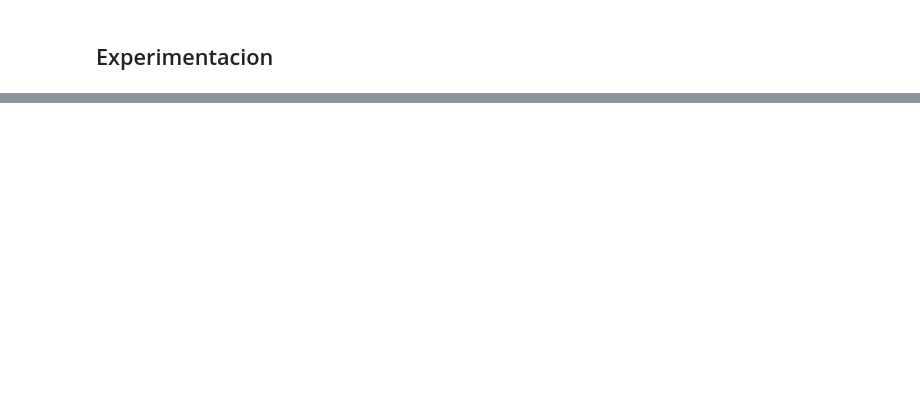
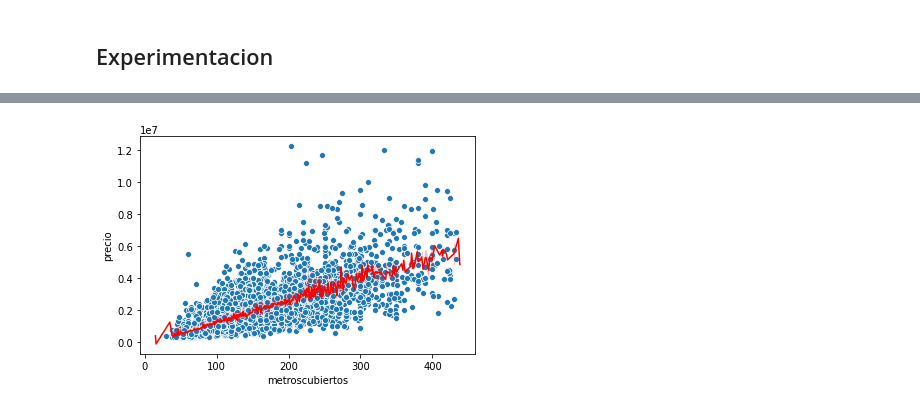
Before and after one commit to brianarrondo/metnum-tp3, a Jupyter notebook: notebooks/Experimentacion.ipynb, the cells around one changed output, grey strips where cells are left out. Cells and saved outputs as stored; diff of their text form; code cells hidden in the pictures; blank space fills up the shorter version.

```diff
--- a/notebooks/Experimentacion.ipynb
+++ b/notebooks/Experimentacion.ipynb
@@ -97,0 +136,4 @@ def RMSLE(y_test, y_pred):
+# %%
+def linearRegressorFigure2D(df_train, df_test, c1, cPred):
+    sns.scatterplot(data=df_train, x=c1, y=cPred)
+    sns.lineplot(data=df_test, x=c1, y=cPred, color='red')
@@ -163,0 +184,4 @@ ax.set_zlabel('Baños');
+# %%
+linearRegressorFigure2D(df_train, df_test, 'metroscubiertos', 'precio')
+# %% [output]
+[figure, added]
```
Also changed, not shown: parts of 66 cells of this notebook.
